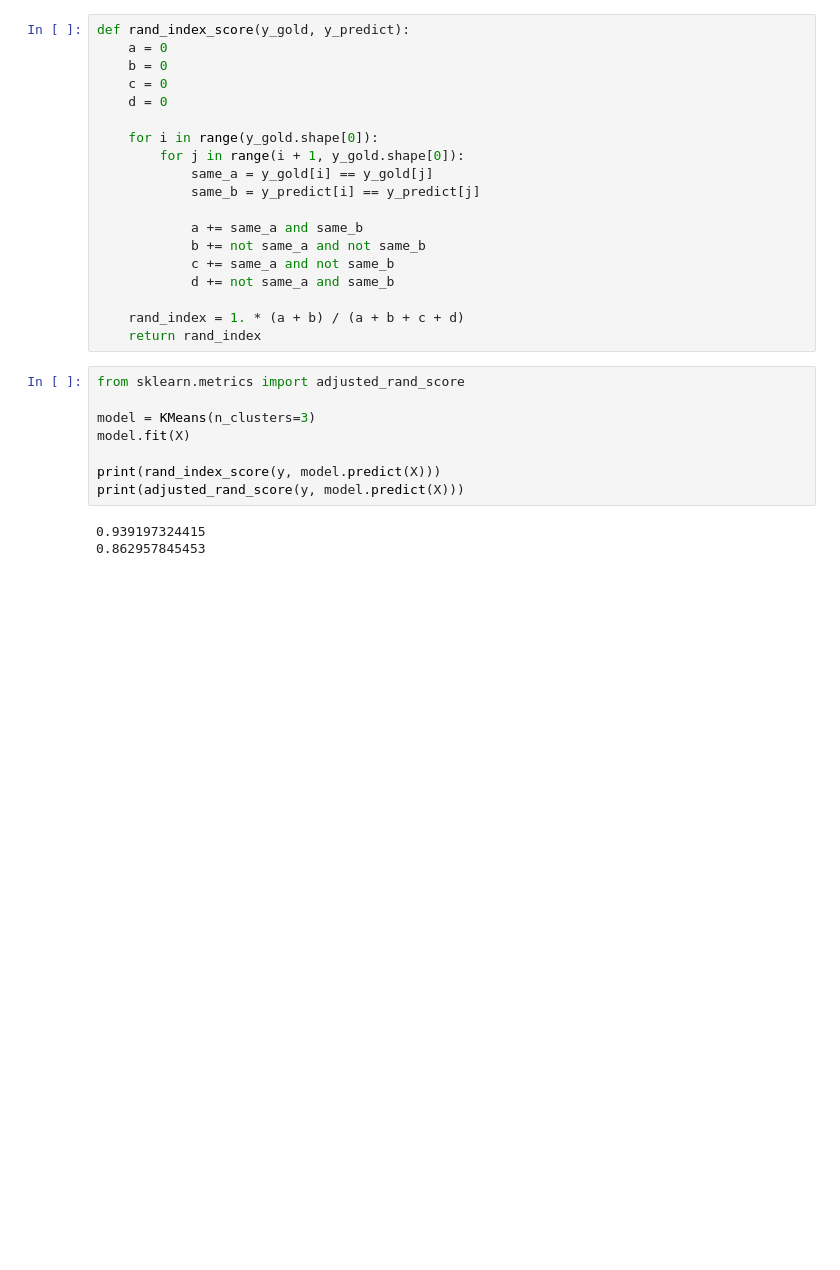
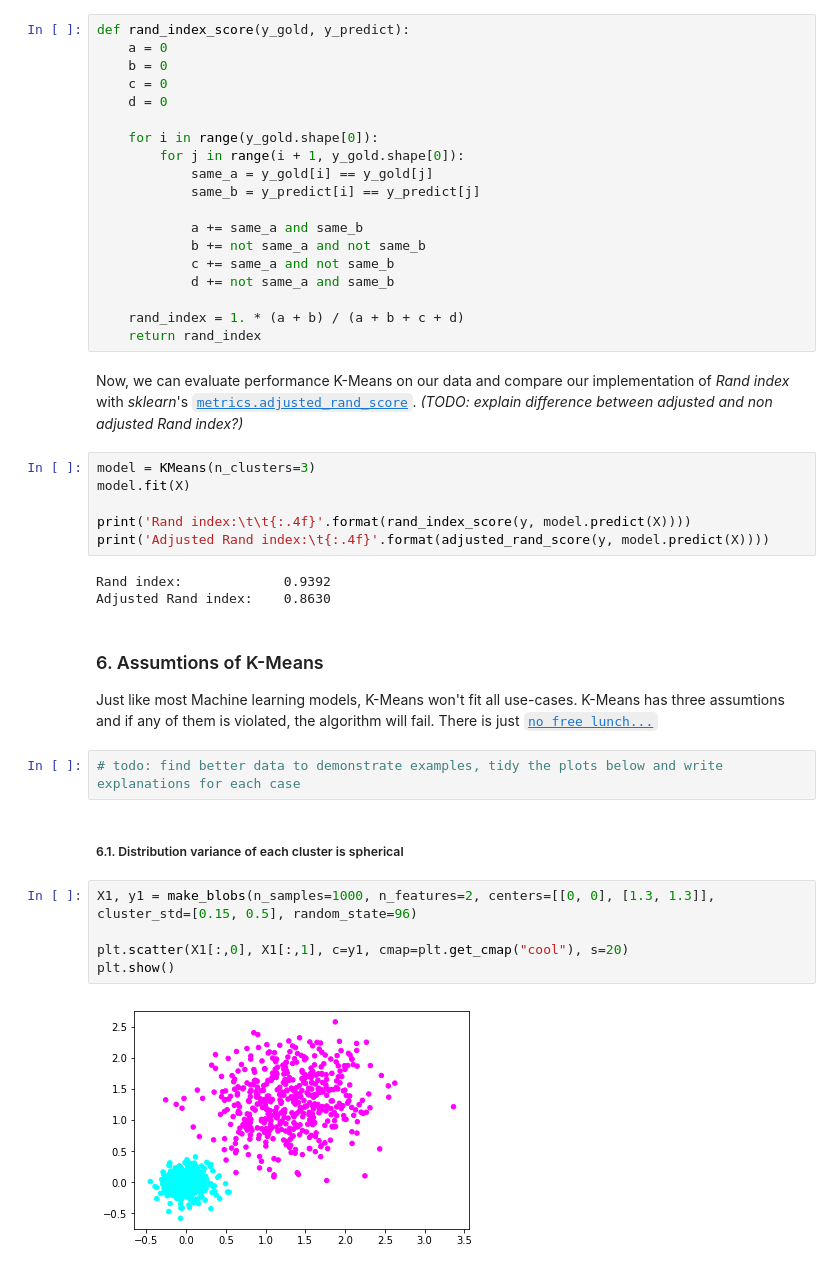
Before and after one commit to tzadro/aldm-lab, a Jupyter notebook: K-Means.ipynb, the cells around one changed output. Saved outputs shown, nothing was run; the diff lists cells and outputs as text; blank space fills up the shorter version.

Commit message:
Added text explanations and assumtions chapter

```diff
--- a/K-Means.ipynb
+++ b/K-Means.ipynb
@@ -118,14 +153,29 @@ def rand_index_score(y_gold, y_predict):
 
     rand_index = 1. * (a + b) / (a + b + c + d)
     return rand_index
+# %% [markdown]
+Now, we can evaluate performance K-Means on our data and compare our implementation of *Rand index* with *sklearn*'s [`metrics.adjusted_rand_score`](http://scikit-learn.org/stable/modules/generated/sklearn.metrics.adjusted_rand_score.html). *(TODO: explain difference between adjusted and non adjusted Rand index?)*
 # %%
-from sklearn.metrics import adjusted_rand_score
-
 model = KMeans(n_clusters=3)
 model.fit(X)
 
-print(rand_index_score(y, model.predict(X)))
-print(adjusted_rand_score(y, model.predict(X)))
+print('Rand index:\t\t{:.4f}'.format(rand_index_score(y, model.predict(X))))
+print('Adjusted Rand index:\t{:.4f}'.format(adjusted_rand_score(y, model.predict(X))))
 # %% [output]
-0.939197324415
-0.862957845453
+Rand index:             0.9392
+Adjusted Rand index:    0.8630
+# %% [markdown]
+### 6. Assumtions of K-Means
+
+Just like most Machine learning models, K-Means won't fit all use-cases. K-Means has three assumtions and if any of them is violated, the algorithm will fail. There is just [`no free lunch...`](http://www.no-free-lunch.org/)
+# %%
+# todo: find better data to demonstrate examples, tidy the plots below and write explanations for each case
+# %% [markdown]
+##### 6.1. Distribution variance of each cluster is spherical
+# %%
+X1, y1 = make_blobs(n_samples=1000, n_features=2, centers=[[0, 0], [1.3, 1.3]], cluster_std=[0.15, 0.5], random_state=96)
+
+plt.scatter(X1[:,0], X1[:,1], c=y1, cmap=plt.get_cmap("cool"), s=20)
+plt.show()
+# %% [output]
+[figure, added]
```
Also changed, not shown: parts of 25 cells of this notebook.
